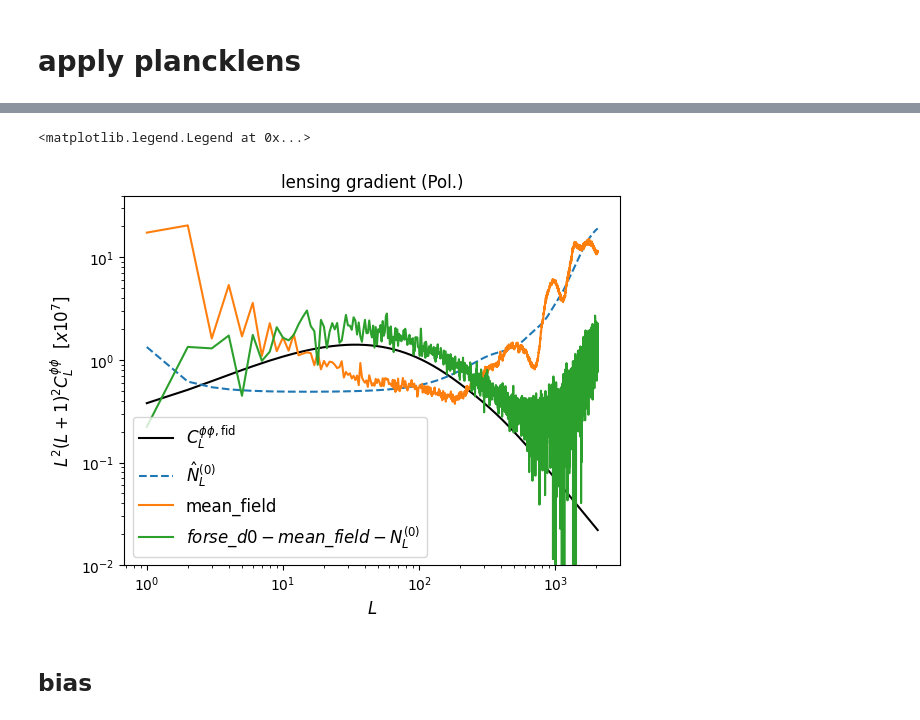
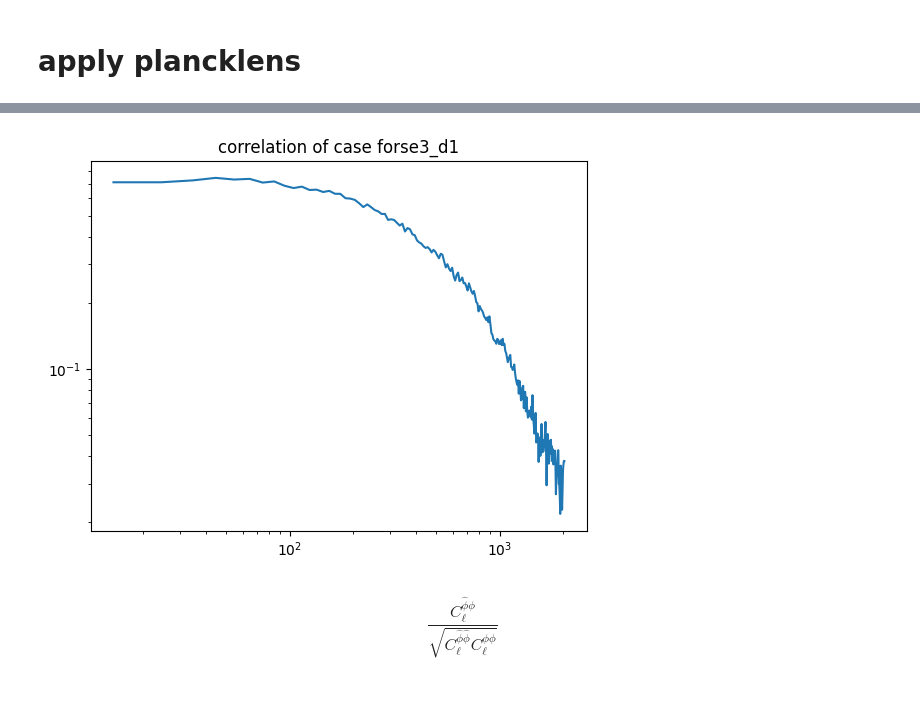
Before and after one commit to yaojian95/non_gau_lensing, a Jupyter notebook: try_plancklen.ipynb, the cells around one changed output, grey strips where cells are left out. Saved outputs shown, nothing was run; the diff lists cells and outputs as text; code cells hidden in the pictures.

Commit message:
get correlation between input phi for lenspyx and output phi from plancklens

```diff
--- a/try_plancklen.ipynb
+++ b/try_plancklen.ipynb
@@ -50,7 +64,7 @@ from shutil import rmtree
 # %%
 class cmb_len(object):
 
-    def __init__(self, add_foreground = False, mc = 0):
+    def __init__(self, add_foreground = False):
 
         if add_foreground is not False:
             self.add_foreground = add_foreground
@@ -59,8 +73,6 @@ class cmb_len(object):
             self.add_foreground = 'no_fore'
 
         # self.dirs = os.environ["data"] + 'cmb_plus_%s'%self.add_foreground
-        CMB_map = hp.read_map(os.environ['data'] + 'CMB_map_from_SO_LAT_%s_HILC_lbins_42x50_lmax_2050_nside_1024_%04d.fits'%(add_foreground, mc), field = None)
-        self.CMB_alms = hp.map2alm(CMB_map)
 
     def hashdict(self):
         return {'sim_lib': 'ffp10 lensed scalar cmb inputs, freq 0'}
@@ -69,19 +81,23 @@ class cmb_len(object):
     def get_sim_tlm(self, idx):
 
         # return hp.read_alm(opj(self.dirs, 'lensed_scl_cmb_plus_%s_alm_mc_%04d.fits'%(self.add_foreground, idx)), hdu=1)
-        return self.CMB_alms[0]
+
+        alms = os.environ['data'] + 'CMB_alms_from_SO_LAT_%s_HILC_lbins_42x50_lmax_2050_nside_1024_%04d.fits'%(add_foreground, idx)
+        return hp.read_alm(alms, hdu = 1)
 
     # @staticmethod
     def get_sim_elm(self, idx):
 
         # return hp.read_alm(opj(self.dirs, 'lensed_scl_cmb_plus_%s_alm_mc_%04d.fits'%(self.add_foreground, idx)), hdu=2)
-        return self.CMB_alms[1]
+        alms = os.environ['data'] + 'CMB_alms_from_SO_LAT_%s_HILC_lbins_42x50_lmax_2050_nside_1024_%04d.fits'%(add_foreground, idx)
+        return hp.read_alm(alms, hdu = 2)
 
     # @staticmethod
     def get_sim_blm(self, idx):
 
         # return hp.read_alm(opj(self.dirs, 'lensed_scl_cmb_plus_%s_alm_mc_%04d.fits'%(self.add_foreground, idx)), hdu=3)
-        return self.CMB_alms[2]
+        alms = os.environ['data'] + 'CMB_alms_from_SO_LAT_%s_HILC_lbins_42x50_lmax_2050_nside_1024_%04d.fits'%(add_foreground, idx)
+        return hp.read_alm(alms, hdu = 3)
 
 
 class cmb_noise(object):
@@ -428,24 +467,17 @@ plt.legend(fontsize=12, loc='lower left')
-# %%
-plt.figure()
-plt.title('lensing gradient (Pol.)')
-label=r'$C_L^{\hat \phi \hat \phi}$' if qe_key[0] == 'p' else r'$C_L^{\hat \omega \hat \omega}$'
-w = lambda ell : ell ** 2 * (ell + 1.) ** 2 * 0.5 / np.pi * 1e7
-ell = np.arange(2 if qe_key[0] == 'x' else 1, 2048)
-plt.loglog(ell, cl_unl['pp'][ell] *  w(ell), c='k', label=r'$C_L^{\phi\phi, \rm fid}$')
-
-plt.loglog(ell, nhl_data[ell] * qnorm[ell] ** 2 * w(ell), '--', label=r'$\hat N_L^{(0)}$')
-
-qlm_mean = np.mean(qlms[1:], axis = 0)
-plt.loglog(ell, hp.alm2cl(qlm_mean)[ell] * qnorm[ell] ** 2 / qlms_dd.fsky12 * w(ell), label = 'mean_field')
-
-plt.loglog(ell, (hp.alm2cl(qlms[0] - qlm_mean)[ell] - nhl_data[ell])* qnorm[ell] ** 2 / qlms_dd.fsky12 * w(ell), label = r'$forse\_d0 - mean\_field - N_L^{(0)}$')
-
-plt.xlabel('$L$', fontsize=12)
-plt.ylabel('$L^2 (L + 1)^2 C_L^{\phi\phi}$  [$x10^7$]', fontsize=12)
-plt.ylim(1e-2,4e1)
-plt.legend(fontsize=12, loc='lower left')
-# %% [output]
-<matplotlib.legend.Legend at 0x...>
-[figure, removed]
-# %% [markdown]
-## bias
+# %%
+for mc in range(1):
+    phi_dir = '/pscratch/sd/j/jianyao/data_lensing/simulations/phi_alms/'
+    phi_name = phi_dir + 'phi_%04d.fits'%mc
+    input_qlm = hp.read_alm(phi_name)
+    qlm_map = hp.alm2map(input_qlm, nside)
+    input_qlm = hp.map2alm(qlm_map, lmax_qlm)
+
+    qlm_norm = hp.almxfl(qlms[mc], qnorm)
+    cross_corre = hp.alm2cl(qlm_norm, input_qlm)/np.sqrt(hp.alm2cl(qlm_norm)*hp.alm2cl(input_qlm))
+    ell_cross, cross_binned = bin_cell(cross_corre, bin_width=10, lmax = lmax_qlm, ell_2 = False)
+    plt.loglog(ell_cross, cross_binned[0])
+    plt.title('correlation of case %s'%add_foreground)
+# %% [output]
+[figure, added]
+# %% [markdown]
+$$ \frac{C_{\ell}^{\hat{\phi}\phi}}{\sqrt{C_{\ell}^{\hat{\phi}\hat{\phi}} C_{\ell}^{\phi\phi}}}$$
```
Also changed, not shown: parts of 9 cells of this notebook, 1 other file.
